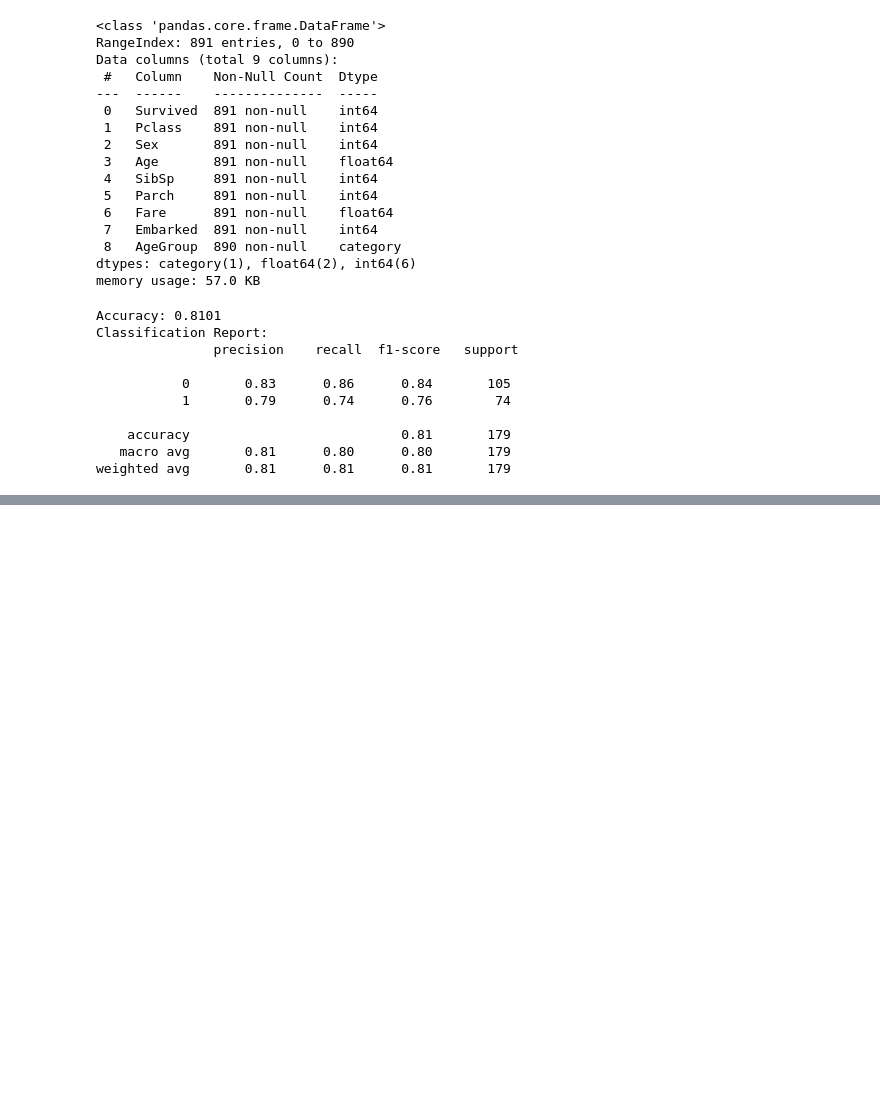
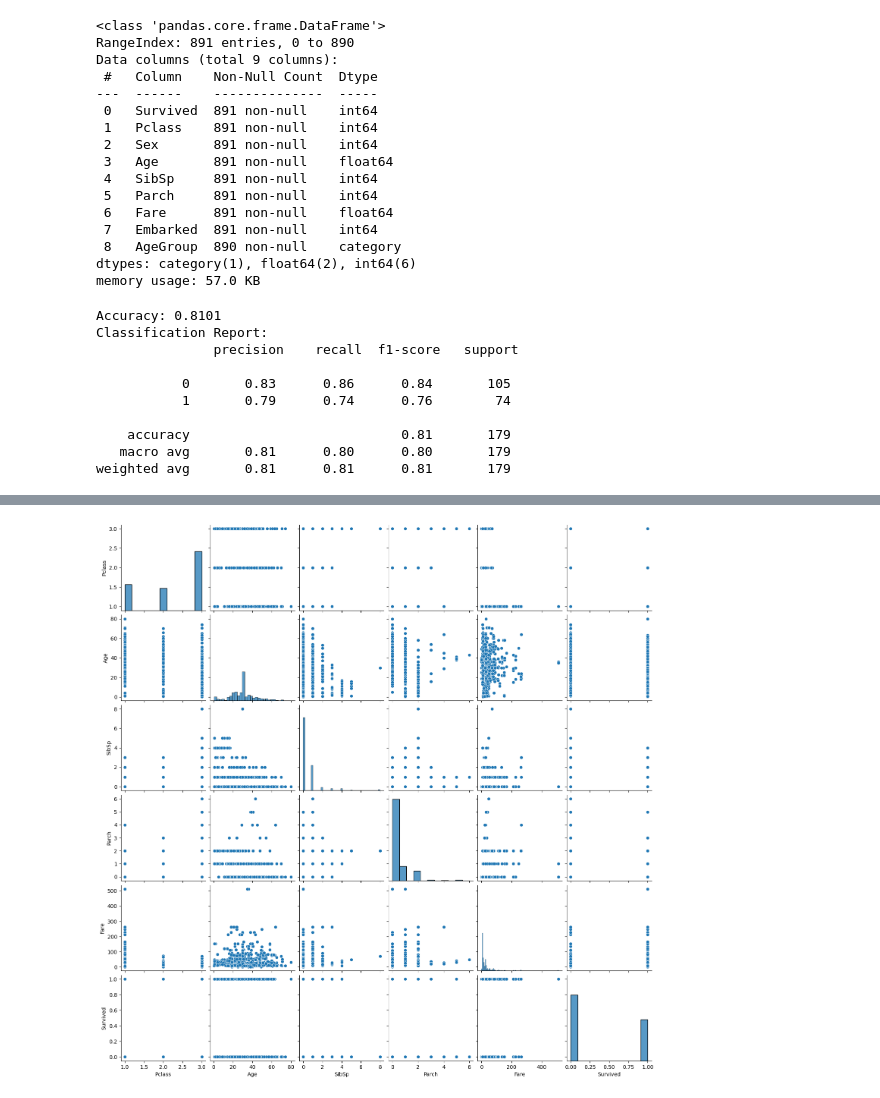
Before and after one commit to Highflying07/Data-Science, a Jupyter notebook: 타이타닉_막~.ipynb, the cells around one changed output, grey strips where cells are left out. Saved outputs shown, nothing was run; the diff lists cells and outputs as text; code cells hidden in the pictures; blank space fills up the shorter version.

```diff
--- a/타이타닉_막~.ipynb
+++ b/타이타닉_막~.ipynb
@@ -587,0 +602,5 @@ print(results_df)
+# %%
+sns.pairplot(df[['Pclass', 'Age', 'SibSp', 'Parch', 'Fare', 'Survived']])
+plt.show()
+# %% [output]
+[figure, added]
```
Also changed, not shown: parts of 4 cells of this notebook.
